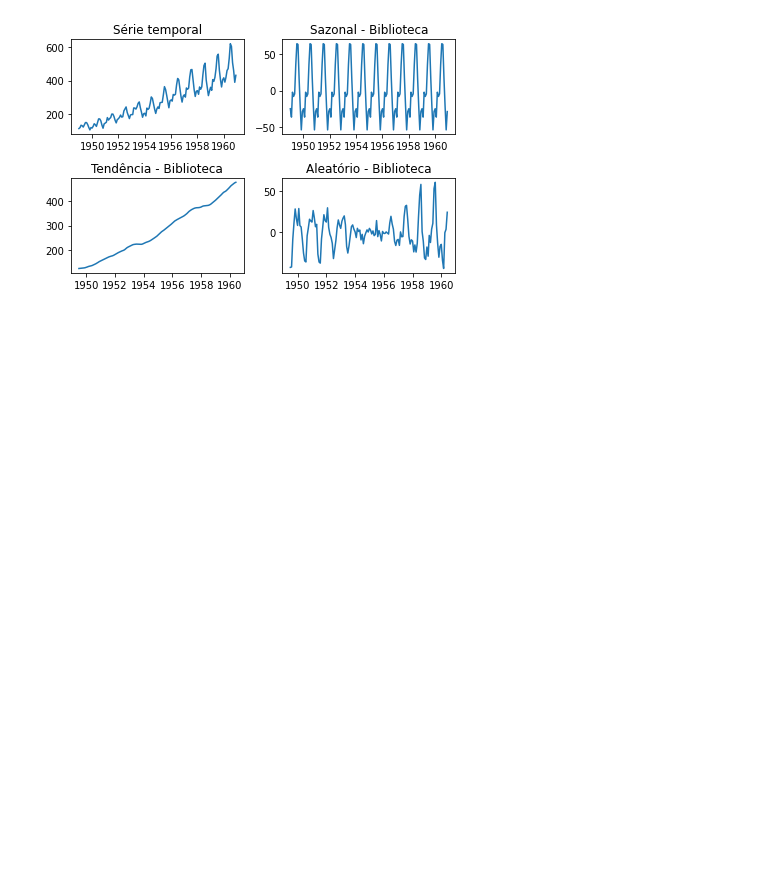
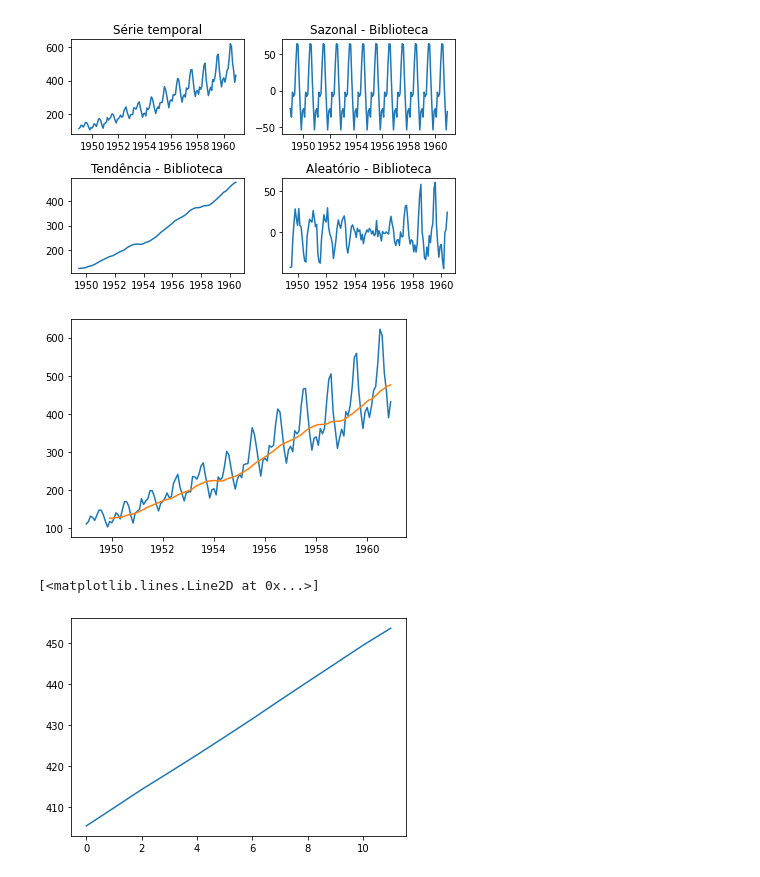
Before and after one commit to pesadaum/learning, a Jupyter notebook: subject/data-science/forma-ds/modulo5/modulo5_series_temporais.ipynb, the cells around one changed output. Drawn from its saved outputs; the diff is of its cells as text; code cells hidden in the pictures; blank space fills up the shorter version.

```diff
--- a/subject/data-science/forma-ds/modulo5/modulo5_series_temporais.ipynb
+++ b/subject/data-science/forma-ds/modulo5/modulo5_series_temporais.ipynb
@@ -105,0 +104,24 @@ plt.show()
+# %%
+# Previsões - implementação simplista
+
+moving_avg = ts.rolling(window=12).mean()
+
+plt.plot(ts)
+plt.plot(moving_avg)
+plt.show()
+
+predict = []
+
+for i in range(1,13):
+    sup = len(moving_avg) - i
+    inf = sup - 11
+    predict.append(moving_avg[inf:sup].mean())
+
+predict.reverse()
+# predict = predict[::-1]
+
+plt.plot(predict)
+# %% [output]
+[figure, added]
+[<matplotlib.lines.Line2D at 0x...>]
+[figure, added]
```
Also changed, not shown: parts of 2 cells of this notebook, 1 other file.
